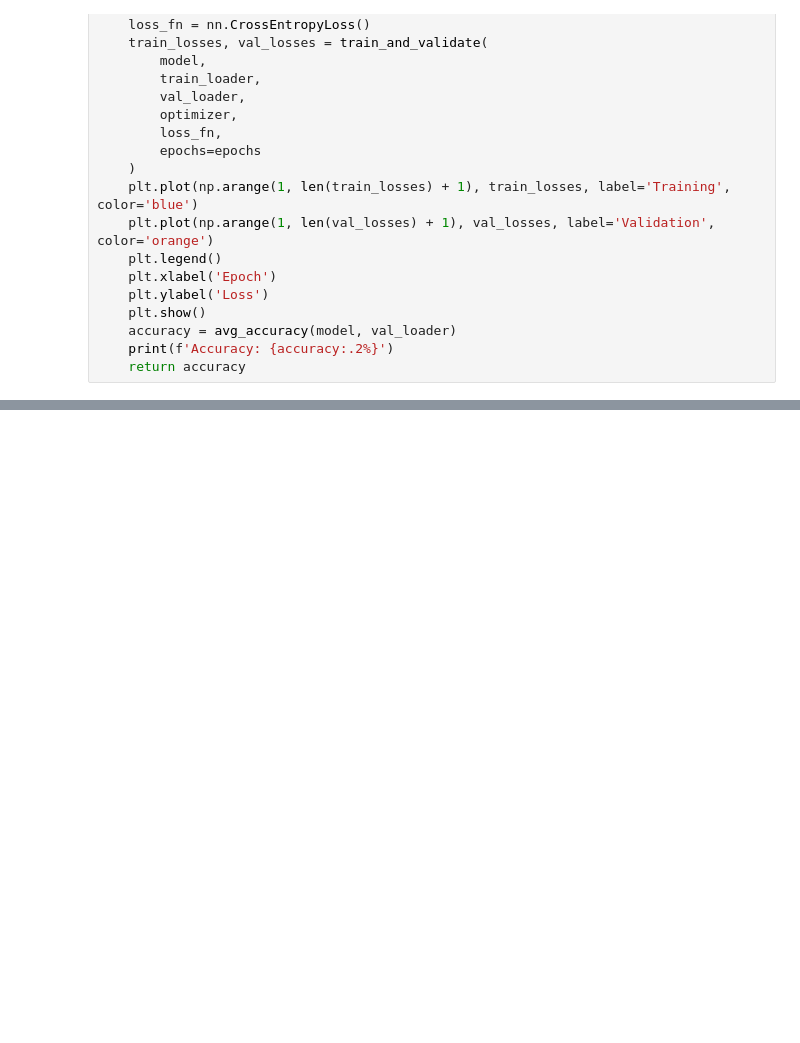
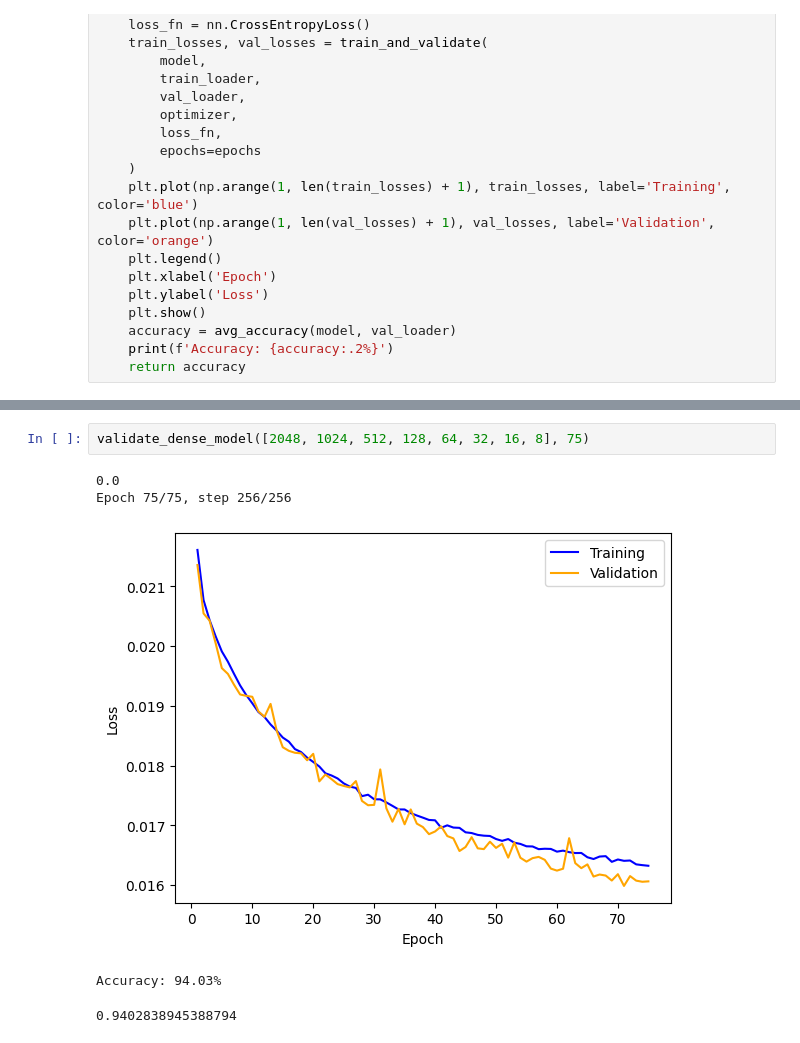
Before and after one commit to adamcataldo/letsbuildmodels, a Jupyter notebook: notebooks/neural_nets/MLPClassifier.ipynb, the cells around one changed output, grey strips where cells are left out. Drawn from its saved outputs; the diff is of its cells as text; blank space fills up the shorter version.

```diff
--- a/notebooks/neural_nets/MLPClassifier.ipynb
+++ b/notebooks/neural_nets/MLPClassifier.ipynb
@@ -131,0 +141,8 @@ Accuracy: 90.46%
+# %%
+validate_dense_model([2048, 1024, 512, 128, 64, 32, 16, 8], 75)
+# %% [output]
+0.0
+Epoch 75/75, step 256/256
+[figure, added]
+Accuracy: 94.03%
+0.9402838945388794
```
Also changed, not shown: parts of 7 cells of this notebook, 2 other files.
